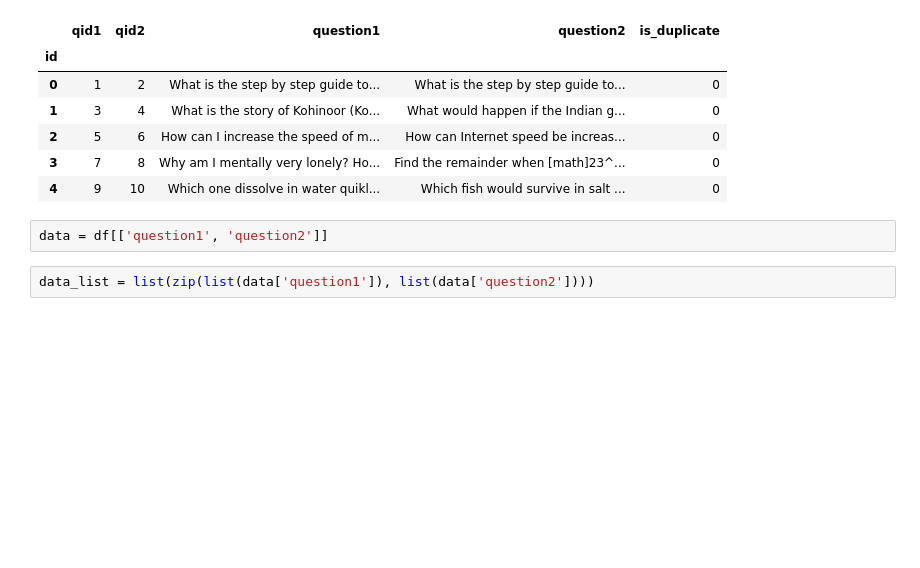
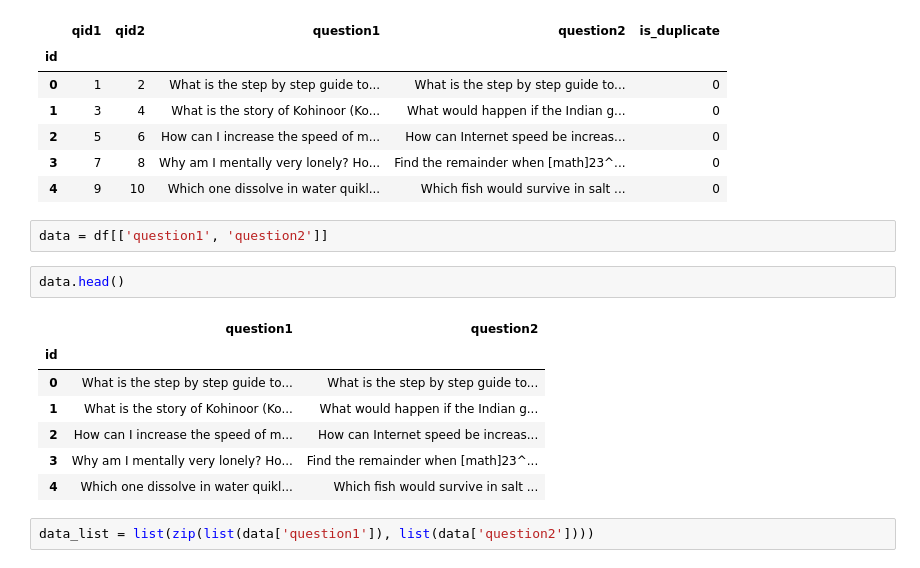
Before and after one commit to VldSab/NLP, a Jupyter notebook: Quora-Question-Pairs/quora_question_pairs.ipynb, the cells around one changed output. Cells and saved outputs as stored; diff of their text form; blank space fills up the shorter version.

```diff
--- a/Quora-Question-Pairs/quora_question_pairs.ipynb
+++ b/Quora-Question-Pairs/quora_question_pairs.ipynb
@@ -61,6 +69,16 @@ df.head()
 | 4 | 9 | 10 | Which one dissolve in water quikl... | Which fish would survive in salt ... | 0 |
 # %%
 data = df[['question1', 'question2']]
+# %%
+data.head()
+# %% [output]
+|  | question1 | question2 |
+| id |  |  |
+| 0 | What is the step by step guide to... | What is the step by step guide to... |
+| 1 | What is the story of Kohinoor (Ko... | What would happen if the Indian g... |
+| 2 | How can I increase the speed of m... | How can Internet speed be increas... |
+| 3 | Why am I mentally very lonely? Ho... | Find the remainder when [math]23^... |
+| 4 | Which one dissolve in water quikl... | Which fish would survive in salt ... |
 # %%
 data_list = list(zip(list(data['question1']), list(data['question2'])))
 # %%
```
Also changed, not shown: parts of 54 cells of this notebook.
